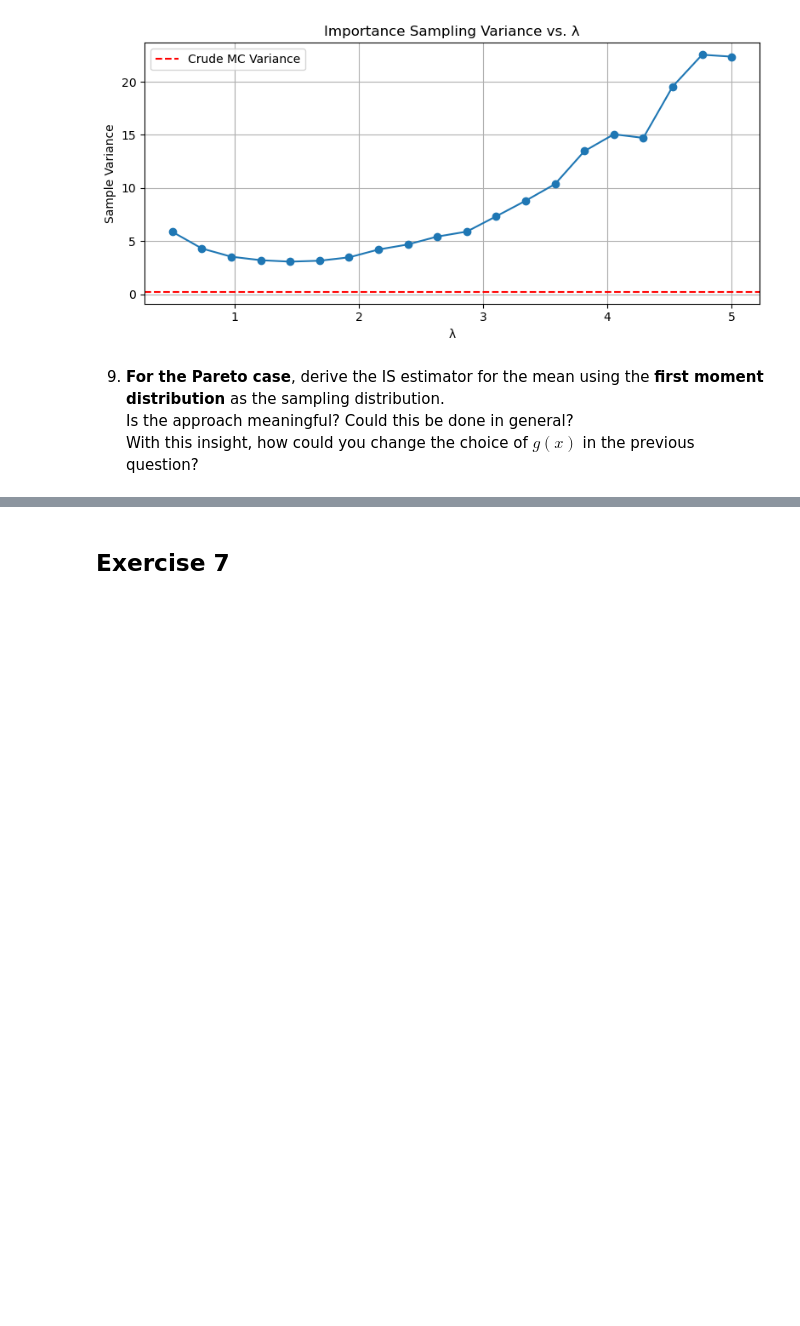
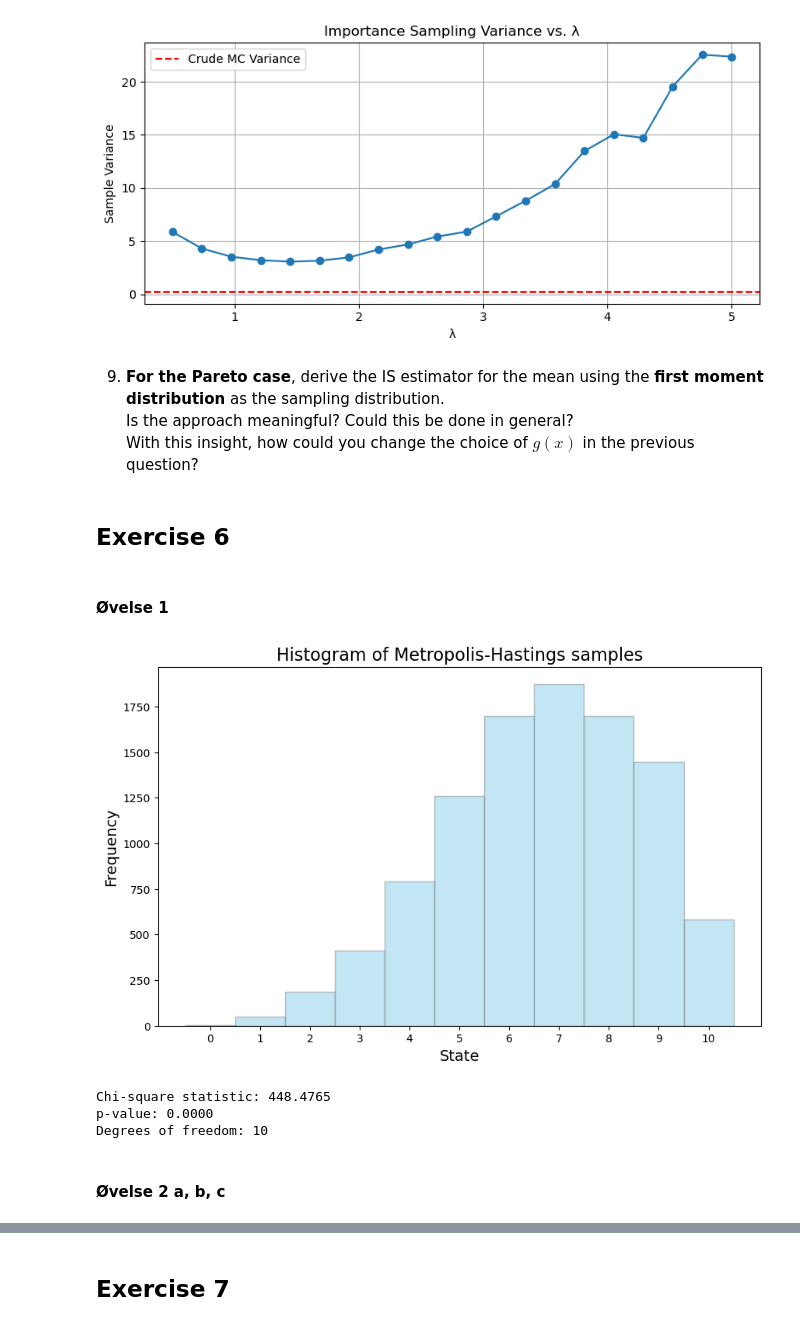
Before and after one commit to rikkeals/Stochastic_Simulation, a Jupyter notebook: Exercises.ipynb, the cells around one changed output, grey strips where cells are left out. Drawn from its saved outputs; the diff is of its cells as text; code cells hidden in the pictures; blank space fills up the shorter version.

```diff
--- a/Exercises.ipynb
+++ b/Exercises.ipynb
@@ -1875,3 +1807,76 @@ plt.show()
 9. **For the Pareto case**, derive the IS estimator for the mean using the **first moment distribution** as the sampling distribution.
    Is the approach meaningful? Could this be done in general?
    With this insight, how could you change the choice of $g(x)$ in the previous question?
+# %% [markdown]
+## Exercise 6
+# %% [markdown]
+#### Øvelse 1
+# %%
+# Parameters from Exercise 4
+A = 8
+m = 10
+num_samples = 10000
+burn_in = 2000
+
+# Defining the unnormalized target distribution
+def target_pmf(i):
+    return (A ** i) / np.math.factorial(i)
+
+# Metropolis-Hastings algorithm
+def metropolis_hastings(A, m, num_samples, burn_in):
+    samples = []
+    current = np.random.randint(0, m+1)
+
+    for _ in range(num_samples + burn_in):
+        # Propose a new state
+        if current == 0:
+            proposal = current + 1
+        elif current == m:
+            proposal = current - 1
+        else:
+            proposal = current + np.random.choice([-1, 1])
+
+        # Computing acceptance ratio
+        ratio = target_pmf(proposal) / target_pmf(current)
+        alpha = min(1, ratio)
+
+        if np.random.rand() < alpha:
+            current = proposal
+
+        samples.append(current)
+
+    return np.array(samples[burn_in:])
+
+# Running the simulation
+samples = metropolis_hastings(A, m, num_samples, burn_in)
+
+# Hhistogram of the samples
+plt.figure(figsize=(10, 6))
+counts, bins, patches = plt.hist(samples, bins=np.arange(m+2)-0.5, density=False, alpha=0.5, edgecolor='grey', color='skyblue')
+plt.xticks(np.arange(m+1))
+plt.title("Histogram of Metropolis-Hastings samples", fontsize=16)
+plt.xlabel("State", fontsize=14)
+plt.ylabel("Frequency", fontsize=14)
+plt.show()
+
+# Chi test
+observed_counts = counts
+expected_probs = np.array([target_pmf(i) for i in range(m+1)])
+expected_probs /= expected_probs.sum()  # normalizing
+expected_counts = expected_probs * num_samples
+
+# Chi-square statistics
+chi_square_stat = ((observed_counts - expected_counts) ** 2 / expected_counts).sum()
+df = m  # degrees of freedom
+p_value = 1 - chi2.cdf(chi_square_stat, df)
+
+print(f"Chi-square statistic: {chi_square_stat:.4f}")
+print(f"p-value: {p_value:.4f}")
+print(f"Degrees of freedom: {df}")
+# %% [output]
+[figure, added]
+Chi-square statistic: 448.4765
+p-value: 0.0000
+Degrees of freedom: 10
+# %% [markdown]
+#### Øvelse 2 a, b, c
```
Also changed, not shown: parts of 47 cells of this notebook, 6 other files.
